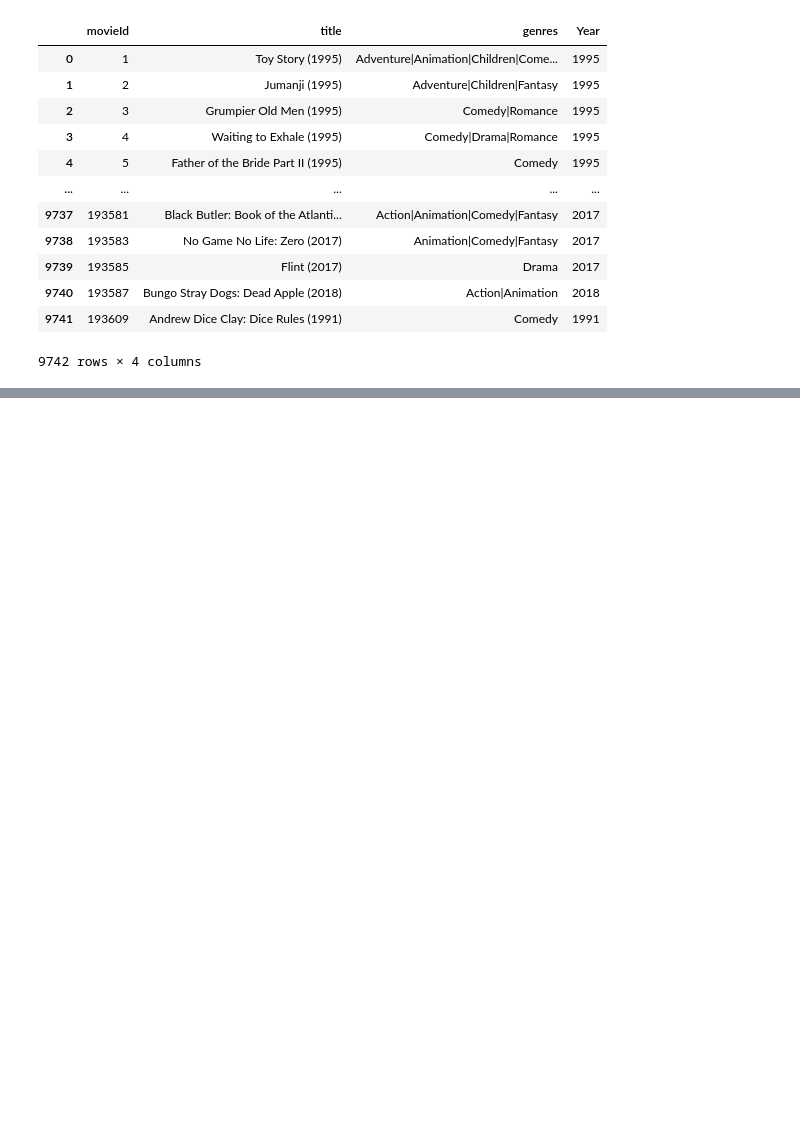
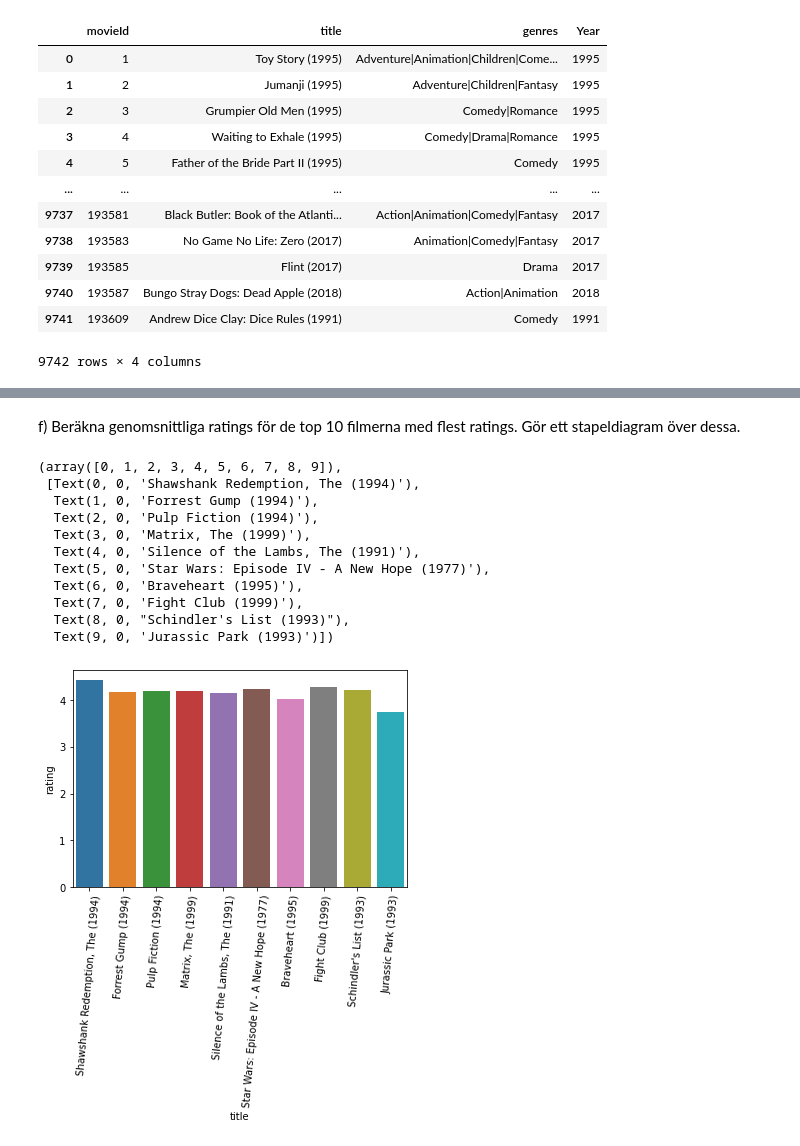
Before and after one commit to cooperhankun/Maskininlarning, a Jupyter notebook: Lab/ml-latest-small/lab.ipynb, the cells around one changed output, grey strips where cells are left out. Drawn from its saved outputs; the diff is of its cells as text; code cells hidden in the pictures; blank space fills up the shorter version.

```diff
--- a/Lab/ml-latest-small/lab.ipynb
+++ b/Lab/ml-latest-small/lab.ipynb
@@ -96,0 +110,19 @@ plt.xticks(rotation=85)
+# %% [markdown]
+f) Beräkna genomsnittliga ratings för de top 10 filmerna med flest ratings. Gör ett stapeldiagram över
+dessa.
+# %%
+sns.barplot(data=mean_ratings, x=mean_ratings.index, y="rating")
+plt.xticks(rotation=85)
+# %% [output]
+(array([0, 1, 2, 3, 4, 5, 6, 7, 8, 9]),
+ [Text(0, 0, 'Shawshank Redemption, The (1994)'),
+  Text(1, 0, 'Forrest Gump (1994)'),
+  Text(2, 0, 'Pulp Fiction (1994)'),
+  Text(3, 0, 'Matrix, The (1999)'),
+  Text(4, 0, 'Silence of the Lambs, The (1991)'),
+  Text(5, 0, 'Star Wars: Episode IV - A New Hope (1977)'),
+  Text(6, 0, 'Braveheart (1995)'),
+  Text(7, 0, 'Fight Club (1999)'),
+  Text(8, 0, "Schindler's List (1993)"),
+  Text(9, 0, 'Jurassic Park (1993)')])
+[figure, added]
```
Also changed, not shown: parts of 6 cells of this notebook.
